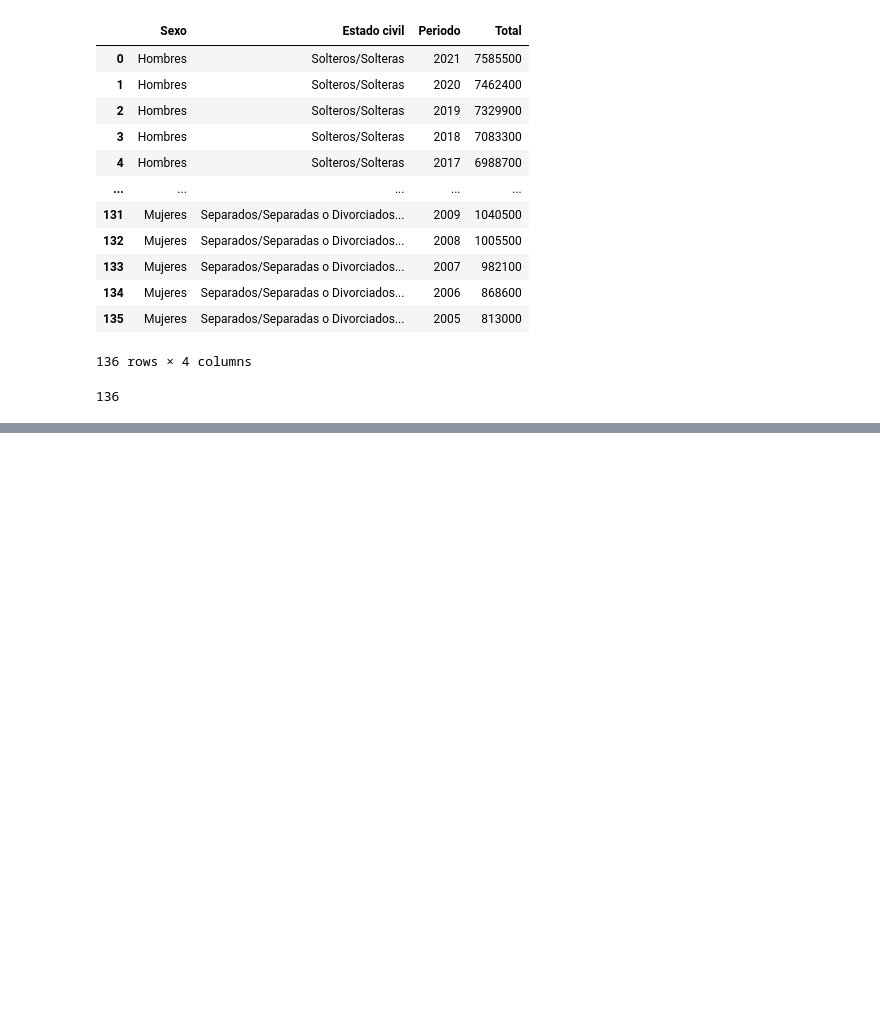
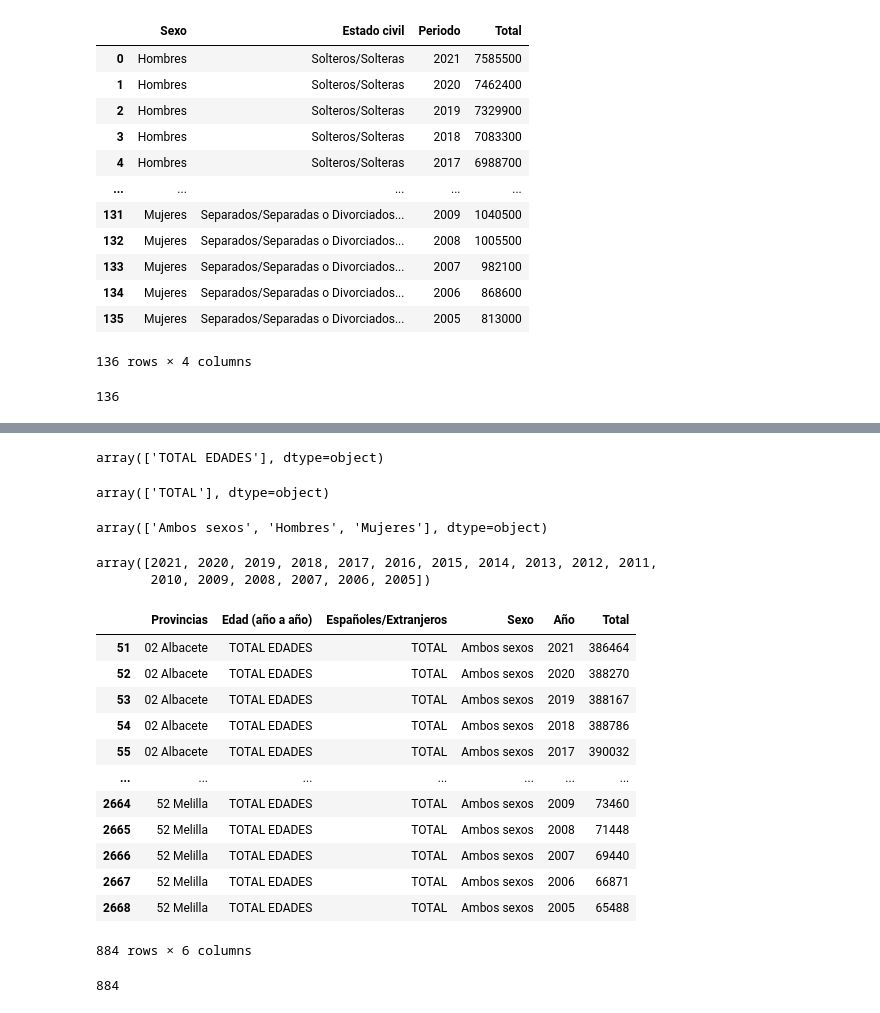
Before and after one commit to elvestevez/marriages_divorces_project_m2, a Jupyter notebook: notebooks/get_dataset.ipynb, the cells around one changed output, grey strips where cells are left out. Cells and saved outputs as stored; diff of their text form; code cells hidden in the pictures; blank space fills up the shorter version.

```diff
--- a/notebooks/get_dataset.ipynb
+++ b/notebooks/get_dataset.ipynb
@@ -1013,0 +1036,39 @@ df_pop.to_csv(path_out + 'population.csv', index=False) # dataset population
+# %%
+df_pop_prov['Edad (año a año)'].unique()
+# %% [output]
+array(['TOTAL EDADES'], dtype=object)
+# %%
+df_pop_prov['Españoles/Extranjeros'].unique()
+# %% [output]
+array(['TOTAL'], dtype=object)
+# %%
+df_pop_prov['Sexo'].unique()
+# %% [output]
+array(['Ambos sexos', 'Hombres', 'Mujeres'], dtype=object)
+# %%
+df_pop_prov['Año'].unique()
+# %% [output]
+array([2021, 2020, 2019, 2018, 2017, 2016, 2015, 2014, 2013, 2012, 2011,
+       2010, 2009, 2008, 2007, 2006, 2005])
+# %%
+df_pop_prov = df_pop_prov.loc[(df_pop_prov['Sexo'] == 'Ambos sexos') &
+                              (df_pop_prov['Provincias'] != 'TOTAL ESPAÑA')]
+df_pop_prov
+# %% [output]
+|  | Provincias | Edad (año a año) | Españoles/Extranjeros | Sexo | Año | Total |
+| 51 | 02 Albacete | TOTAL EDADES | TOTAL | Ambos sexos | 2021 | 386464 |
+| 52 | 02 Albacete | TOTAL EDADES | TOTAL | Ambos sexos | 2020 | 388270 |
+| 53 | 02 Albacete | TOTAL EDADES | TOTAL | Ambos sexos | 2019 | 388167 |
+| 54 | 02 Albacete | TOTAL EDADES | TOTAL | Ambos sexos | 2018 | 388786 |
+| 55 | 02 Albacete | TOTAL EDADES | TOTAL | Ambos sexos | 2017 | 390032 |
+| ... | ... | ... | ... | ... | ... | ... |
+| 2664 | 52 Melilla | TOTAL EDADES | TOTAL | Ambos sexos | 2009 | 73460 |
+| 2665 | 52 Melilla | TOTAL EDADES | TOTAL | Ambos sexos | 2008 | 71448 |
+| 2666 | 52 Melilla | TOTAL EDADES | TOTAL | Ambos sexos | 2007 | 69440 |
+| 2667 | 52 Melilla | TOTAL EDADES | TOTAL | Ambos sexos | 2006 | 66871 |
+| 2668 | 52 Melilla | TOTAL EDADES | TOTAL | Ambos sexos | 2005 | 65488 |
+884 rows × 6 columns
+# %%
+52 * 17
+# %% [output]
+884
```
Also changed, not shown: parts of 13 cells of this notebook, 5 other files.
